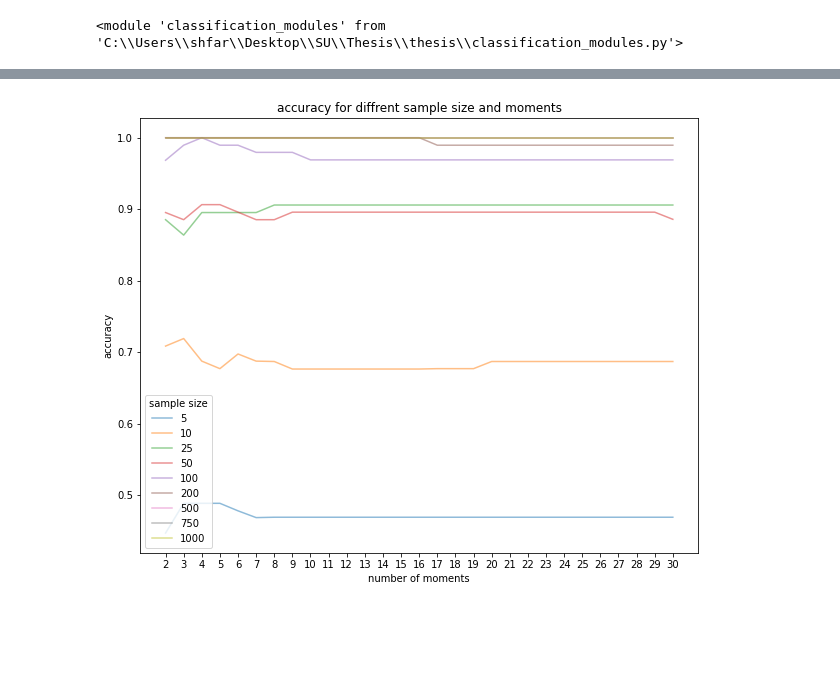
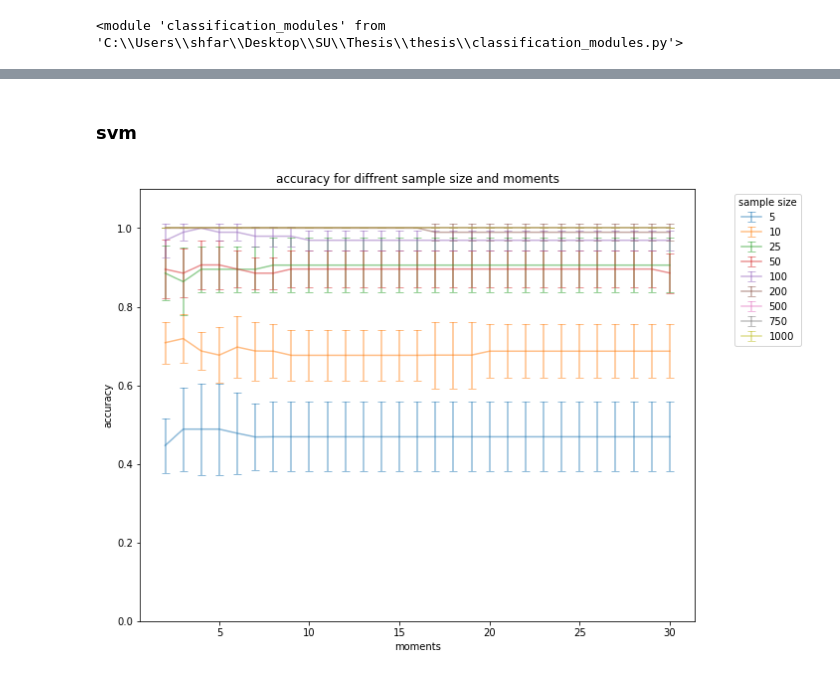
Before and after one commit to sheilafarrahi/thesis, a Jupyter notebook: method_of_moments.ipynb, the cells around one changed output, grey strips where cells are left out. Saved outputs shown, nothing was run; the diff lists cells and outputs as text; code cells hidden in the pictures; blank space fills up the shorter version.

```diff
--- a/method_of_moments.ipynb
+++ b/method_of_moments.ipynb
@@ -183,6 +52,8 @@ array([1.        , 1.        , 1.        , 0.94736842, 1.        ])
+# %% [markdown]
+### svm
+# %%
+acc_svm, std_svm = cm.cv_moments_sample_size(sample_size_list, nr_moments_list, bounded_dists, 20, cv_config, 1)
 # %%
-sample_size_list = [5, 10, 25, 50, 100, 200, 500, 750, 1000]
-nr_moments_list = list(range(2,31))
-acc = cm.cv_moments_sample_size(sample_size_list, nr_moments_list, bounded_dists, 20, cv_config, 1)
+cm.plot_cv_moments(sample_size_list, nr_moments_list, acc_svm, std_svm, errbar=1)
 # %% [output]
-[figure, old version]
+[figure, new version]
```
Also changed, not shown: parts of 37 cells of this notebook, 3 other files.
